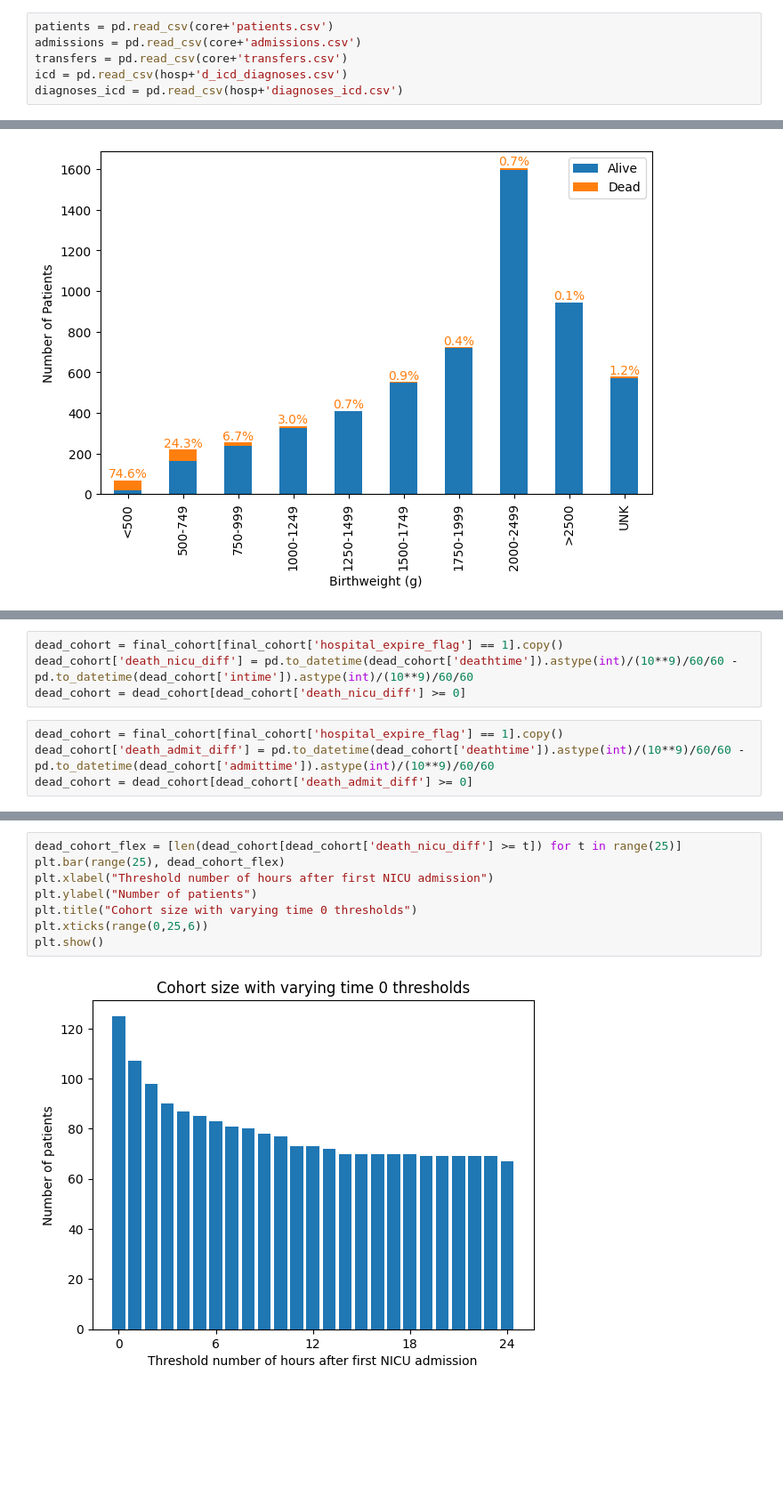
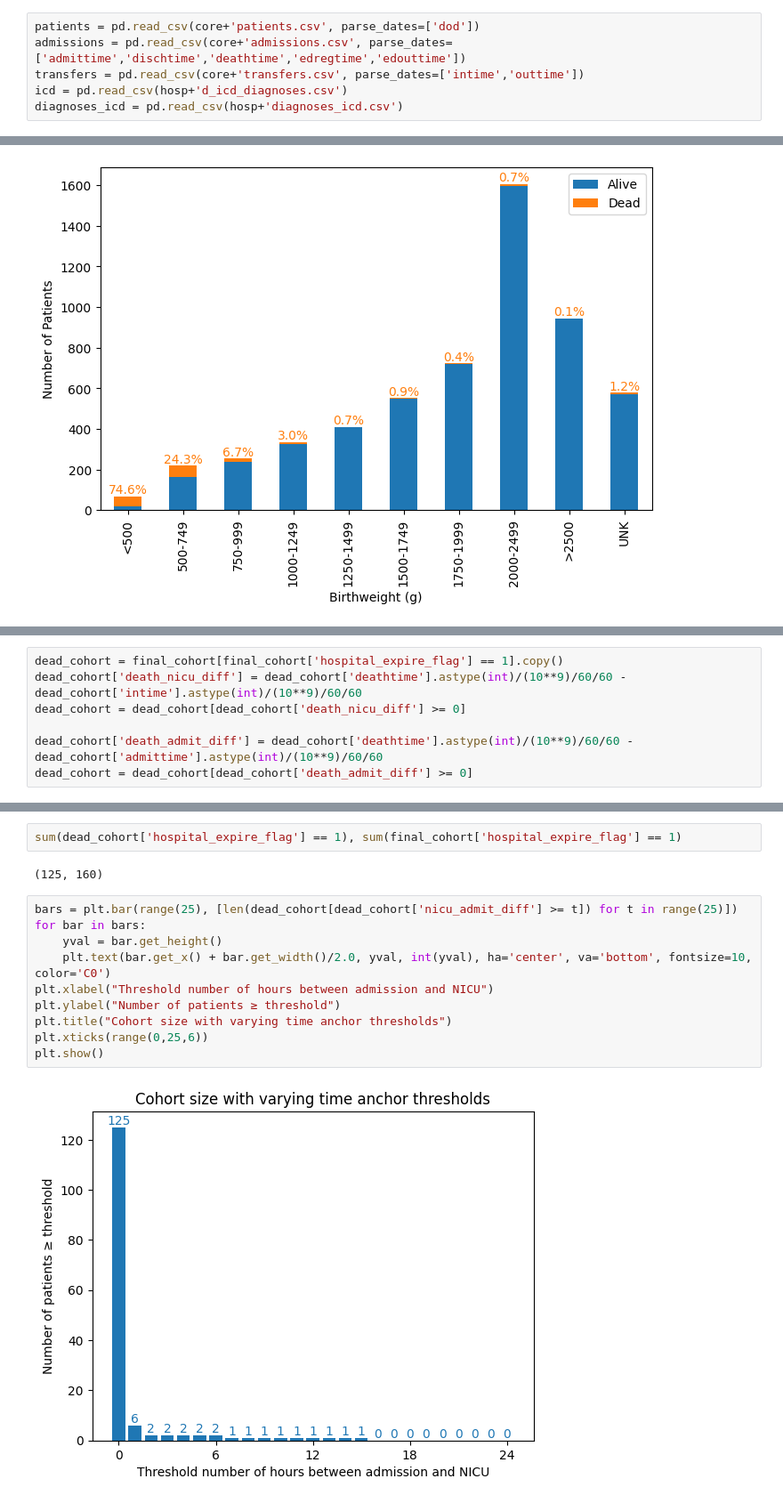
Before and after one commit to irith-kat/NICU-MP, a Jupyter notebook: initial_analysis.ipynb, the cells around one changed output, grey strips where cells are left out. Shown: that part at 89% size. Cells and saved outputs as stored; diff of their text form; blank space fills up the shorter version.

Commit message:
Cohort eda

```diff
--- a/initial_analysis.ipynb
+++ b/initial_analysis.ipynb
@@ -9,9 +9,9 @@ core = data_dir+'core/'
 hosp = data_dir+'hosp/'
 icu = data_dir+'icu/'
 # %%
-patients = pd.read_csv(core+'patients.csv')
-admissions = pd.read_csv(core+'admissions.csv')
-transfers = pd.read_csv(core+'transfers.csv')
+patients = pd.read_csv(core+'patients.csv', parse_dates=['dod'])
+admissions = pd.read_csv(core+'admissions.csv', parse_dates=['admittime','dischtime','deathtime','edregtime','edouttime'])
+transfers = pd.read_csv(core+'transfers.csv', parse_dates=['intime','outtime'])
 icd = pd.read_csv(hosp+'d_icd_diagnoses.csv')
 diagnoses_icd = pd.read_csv(hosp+'diagnoses_icd.csv')
 # %%
@@ -332,8 +358,7 @@ plt.show()
 # %%
 dead_cohort = final_cohort[final_cohort['hospital_expire_flag'] == 1].copy()
-dead_cohort['death_nicu_diff'] = pd.to_datetime(dead_cohort['deathtime']).astype(int)/(10**9)/60/60 - pd.to_datetime(dead_cohort['intime']).astype(int)/(10**9)/60/60
+dead_cohort['death_nicu_diff'] = dead_cohort['deathtime'].astype(int)/(10**9)/60/60 - dead_cohort['intime'].astype(int)/(10**9)/60/60
 dead_cohort = dead_cohort[dead_cohort['death_nicu_diff'] >= 0]
+
+dead_cohort['death_admit_diff'] = dead_cohort['deathtime'].astype(int)/(10**9)/60/60 - dead_cohort['admittime'].astype(int)/(10**9)/60/60
+dead_cohort = dead_cohort[dead_cohort['death_admit_diff'] >= 0]
-# %%
-dead_cohort = final_cohort[final_cohort['hospital_expire_flag'] == 1].copy()
-dead_cohort['death_admit_diff'] = pd.to_datetime(dead_cohort['deathtime']).astype(int)/(10**9)/60/60 - pd.to_datetime(dead_cohort['admittime']).astype(int)/(10**9)/60/60
-dead_cohort = dead_cohort[dead_cohort['death_admit_diff'] >= 0]
@@ -352,11 +365,17 @@ plt.show()
+# %%
+sum(dead_cohort['hospital_expire_flag'] == 1), sum(final_cohort['hospital_expire_flag'] == 1)
+# %% [output]
+(125, 160)
 # %%
-dead_cohort_flex = [len(dead_cohort[dead_cohort['death_nicu_diff'] >= t]) for t in range(25)]
-plt.bar(range(25), dead_cohort_flex)
-plt.xlabel("Threshold number of hours after first NICU admission")
-plt.ylabel("Number of patients")
-plt.title("Cohort size with varying time 0 thresholds")
+bars = plt.bar(range(25), [len(dead_cohort[dead_cohort['nicu_admit_diff'] >= t]) for t in range(25)])
+for bar in bars:
+    yval = bar.get_height()
+    plt.text(bar.get_x() + bar.get_width()/2.0, yval, int(yval), ha='center', va='bottom', fontsize=10, color='C0')
+plt.xlabel("Threshold number of hours between admission and NICU")
+plt.ylabel("Number of patients ≥ threshold")
+plt.title("Cohort size with varying time anchor thresholds")
 plt.xticks(range(0,25,6))
 plt.show()
 # %% [output]
-[figure, old version]
+[figure, new version]
 # %%
```
Also changed, not shown: parts of 6 cells of this notebook.
